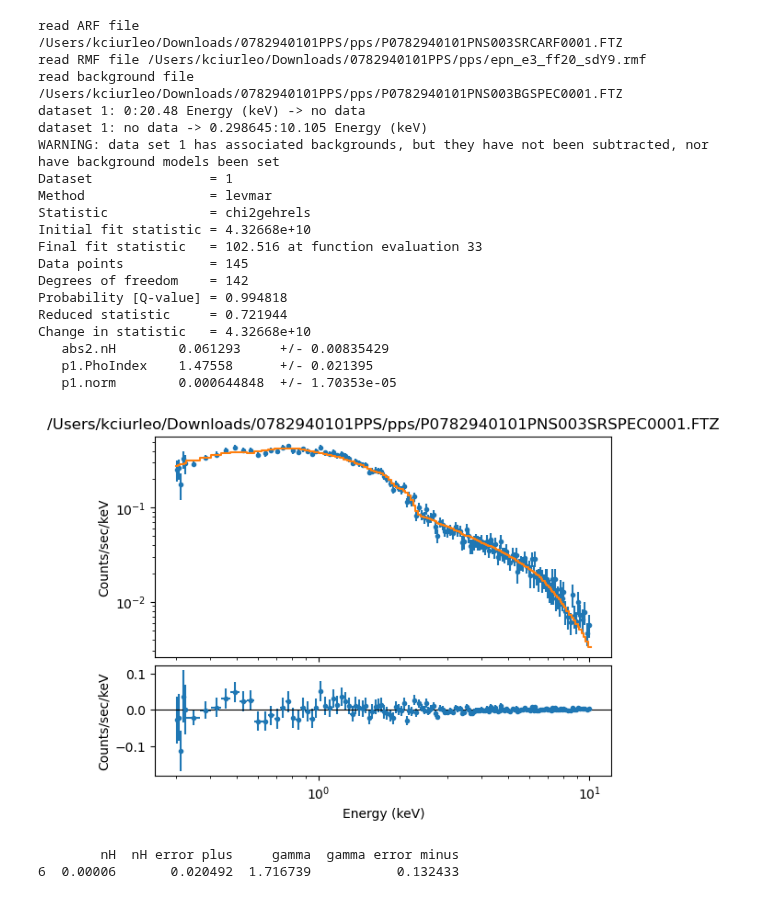
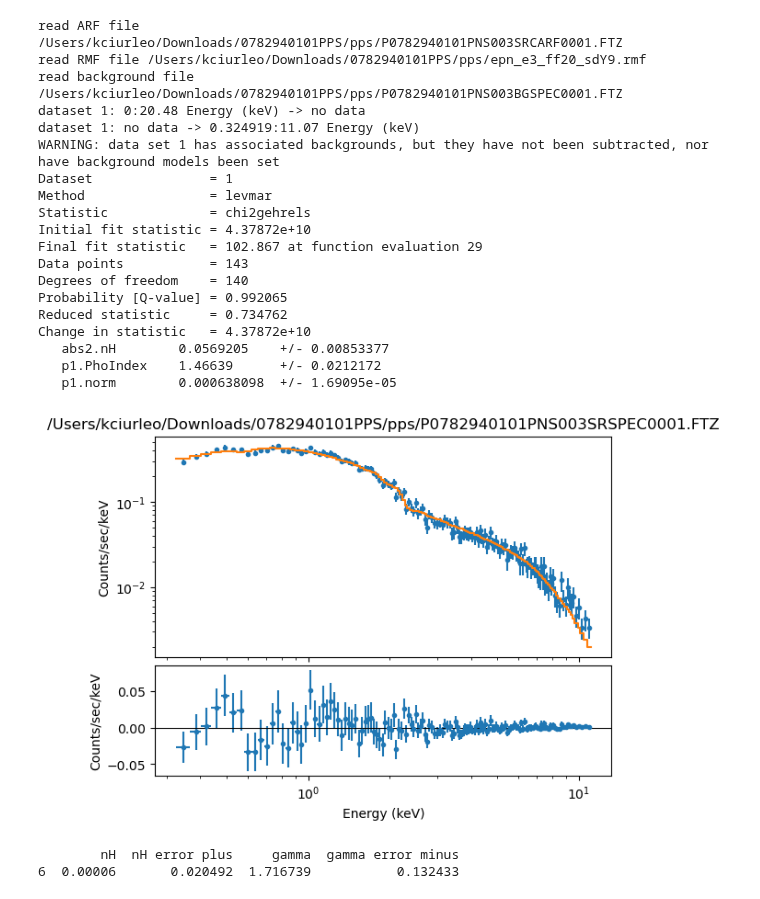
Before and after one commit to kciurleo/AGN, a Jupyter notebook: unorganized/xmm_spectral_fitting_help.ipynb, the cells around one changed output. Drawn from its saved outputs; the diff is of its cells as text; code cells hidden in the pictures.

```diff
--- a/unorganized/xmm_spectral_fitting_help.ipynb
+++ b/unorganized/xmm_spectral_fitting_help.ipynb
@@ -11,46 +11,46 @@ interest=observed.loc[observed['# ObsID']=='3038'].head(1) #the one guy i downlo
 # %%
 base='/Users/kciurleo/Downloads/0782940101PPS/pps/'
 file='P0782940101PNS003SRSPEC0001.FTZ'
 
 mdl = f'(xsphabs.abs1*xszphabs.abs2 * xszpowerlw.p1)'
 
 nH=interest['galactic nH']
 z=interest['Z']
 
 clean()
 load_pha(f'{base}{file}')
 ignore()
-notice(0.3,10)
+notice(0.35,10)
 #actual fitting
 set_model(1,mdl)
 
 abs1.nH = nH
 freeze(abs1.nH)
 p1.redshift = z
 abs2.redshift = z
 fit()
 plot_fit_resid(xlog=True,ylog=True)
 # %% [output]
 read ARF file /Users/kciurleo/Downloads/0782940101PPS/pps/P0782940101PNS003SRCARF0001.FTZ
 read RMF file /Users/kciurleo/Downloads/0782940101PPS/pps/epn_e3_ff20_sdY9.rmf
 read background file /Users/kciurleo/Downloads/0782940101PPS/pps/P0782940101PNS003BGSPEC0001.FTZ
 dataset 1: 0:20.48 Energy (keV) -> no data
-dataset 1: no data -> 0.298645:10.105 Energy (keV)
+dataset 1: no data -> 0.324919:11.07 Energy (keV)
 WARNING: data set 1 has associated backgrounds, but they have not been subtracted, nor have background models been set
 Dataset               = 1
 Method                = levmar
 Statistic             = chi2gehrels
-Initial fit statistic = 4.32668e+10
-Final fit statistic   = 102.516 at function evaluation 33
-Data points           = 145
-Degrees of freedom    = 142
-Probability [Q-value] = 0.994818
-Reduced statistic     = 0.721944
-Change in statistic   = 4.32668e+10
-   abs2.nH        0.061293     +/- 0.00835429
-   p1.PhoIndex    1.47558      +/- 0.021395
-   p1.norm        0.000644848  +/- 1.70353e-05
+Initial fit statistic = 4.37872e+10
+Final fit statistic   = 102.867 at function evaluation 29
+Data points           = 143
+Degrees of freedom    = 140
+Probability [Q-value] = 0.992065
+Reduced statistic     = 0.734762
+Change in statistic   = 4.37872e+10
+   abs2.nH        0.0569205    +/- 0.00853377
+   p1.PhoIndex    1.46639      +/- 0.0212172
+   p1.norm        0.000638098  +/- 1.69095e-05
-[figure, old version]
+[figure, new version]
 # %%
 print(interest[['nH', 'nH error plus','gamma', 'gamma error minus']])
 # %% [output]
```
Also changed, not shown: parts of 1 cell of this notebook, 2 other files.
